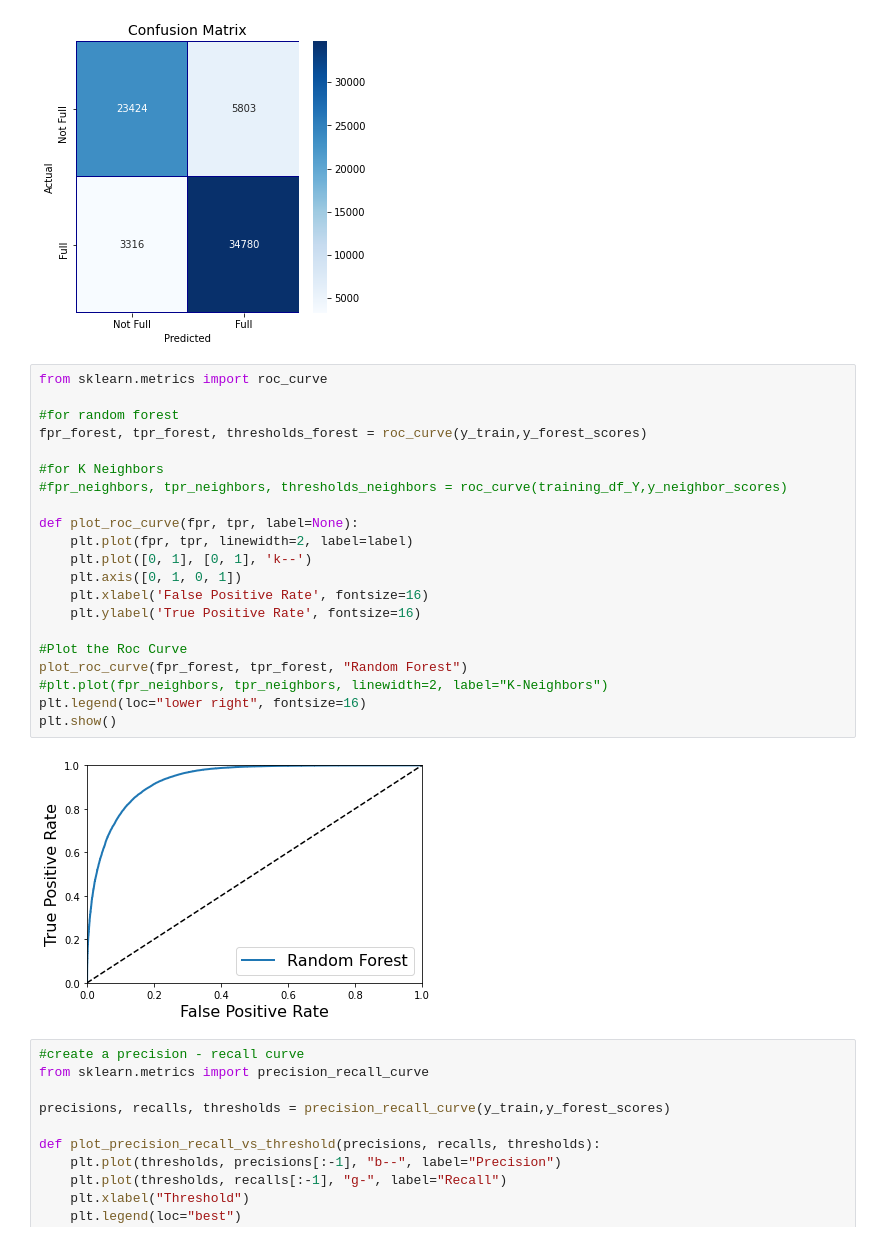
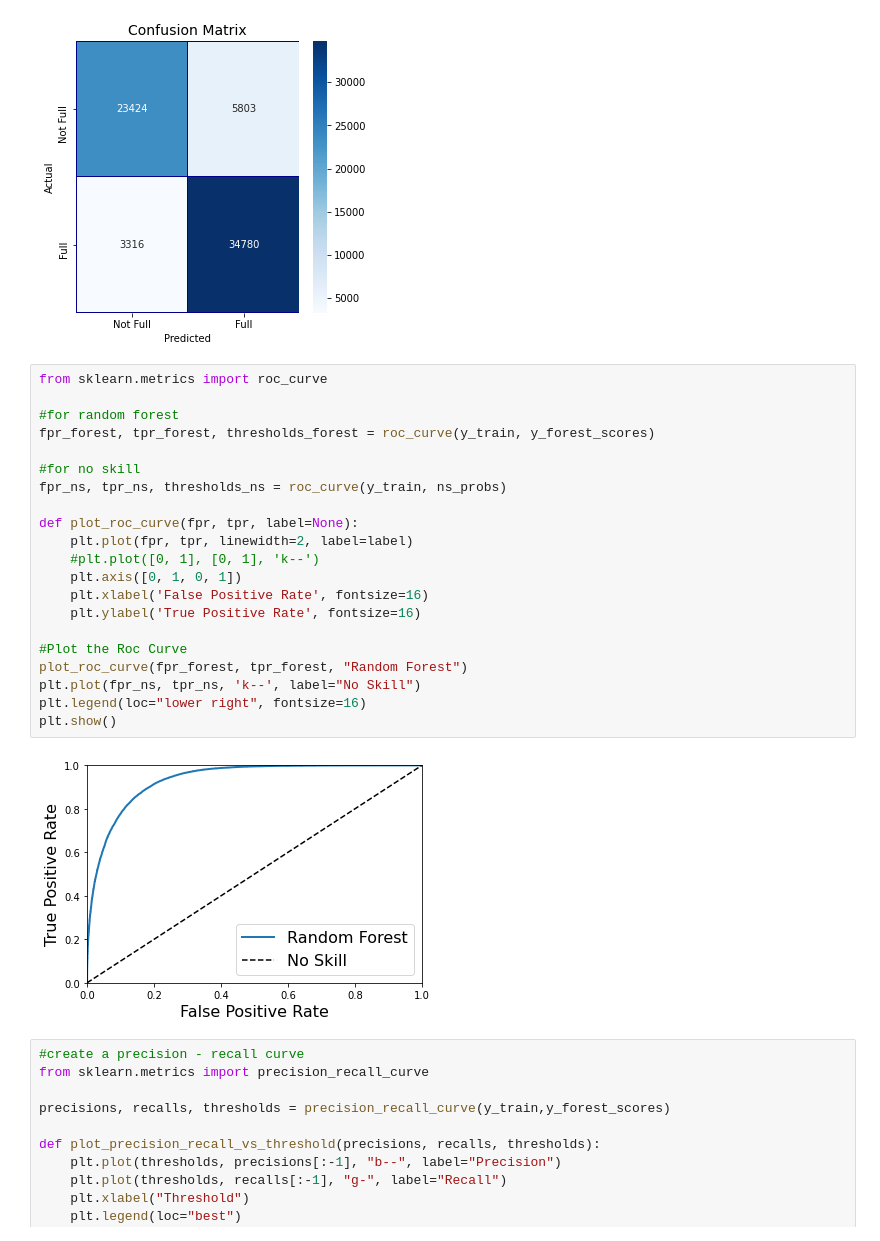
Before and after one commit to lowry777/3253-Project_Group-18, a Jupyter notebook: Group18_3253_Project-Toronto_Shelter_Occupancy.ipynb, the cells around one changed output. Cells and saved outputs as stored; diff of their text form.

Commit message:
Updated ROC curve with no skill

```diff
--- a/Group18_3253_Project-Toronto_Shelter_Occupancy.ipynb
+++ b/Group18_3253_Project-Toronto_Shelter_Occupancy.ipynb
@@ -680,26 +683,26 @@ plt.show()
 # %%
 from sklearn.metrics import roc_curve
 
 #for random forest
-fpr_forest, tpr_forest, thresholds_forest = roc_curve(y_train,y_forest_scores)
+fpr_forest, tpr_forest, thresholds_forest = roc_curve(y_train, y_forest_scores)
 
-#for K Neighbors
-#fpr_neighbors, tpr_neighbors, thresholds_neighbors = roc_curve(training_df_Y,y_neighbor_scores)
+#for no skill
+fpr_ns, tpr_ns, thresholds_ns = roc_curve(y_train, ns_probs)
 
 def plot_roc_curve(fpr, tpr, label=None):
     plt.plot(fpr, tpr, linewidth=2, label=label)
-    plt.plot([0, 1], [0, 1], 'k--')
+    #plt.plot([0, 1], [0, 1], 'k--')
     plt.axis([0, 1, 0, 1])
     plt.xlabel('False Positive Rate', fontsize=16)
     plt.ylabel('True Positive Rate', fontsize=16)
 
 #Plot the Roc Curve
 plot_roc_curve(fpr_forest, tpr_forest, "Random Forest")
-#plt.plot(fpr_neighbors, tpr_neighbors, linewidth=2, label="K-Neighbors")
+plt.plot(fpr_ns, tpr_ns, 'k--', label="No Skill")
 plt.legend(loc="lower right", fontsize=16)
 plt.show()
 # %% [output]
-[figure, old version]
+[figure, new version]
 # %%
 #create a precision - recall curve
 from sklearn.metrics import precision_recall_curve
```
Also changed, not shown: parts of 2 cells of this notebook.
